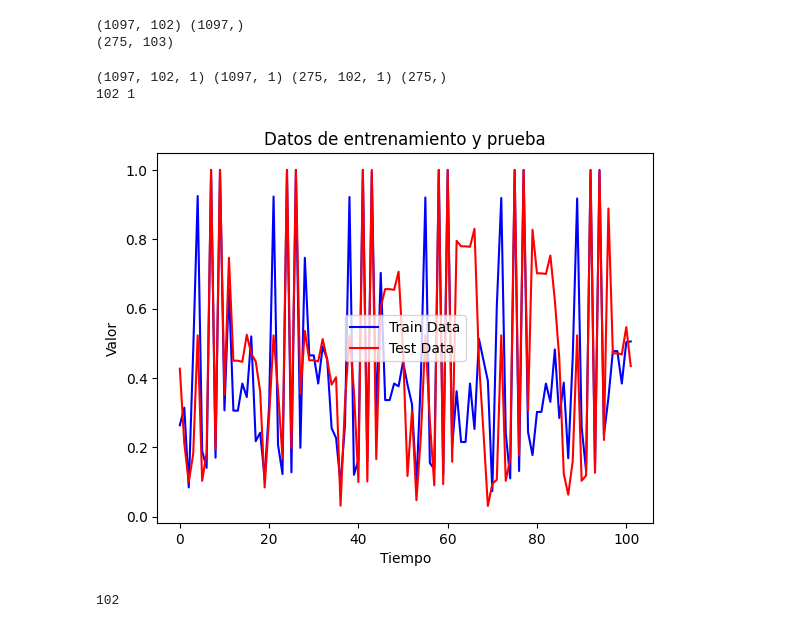
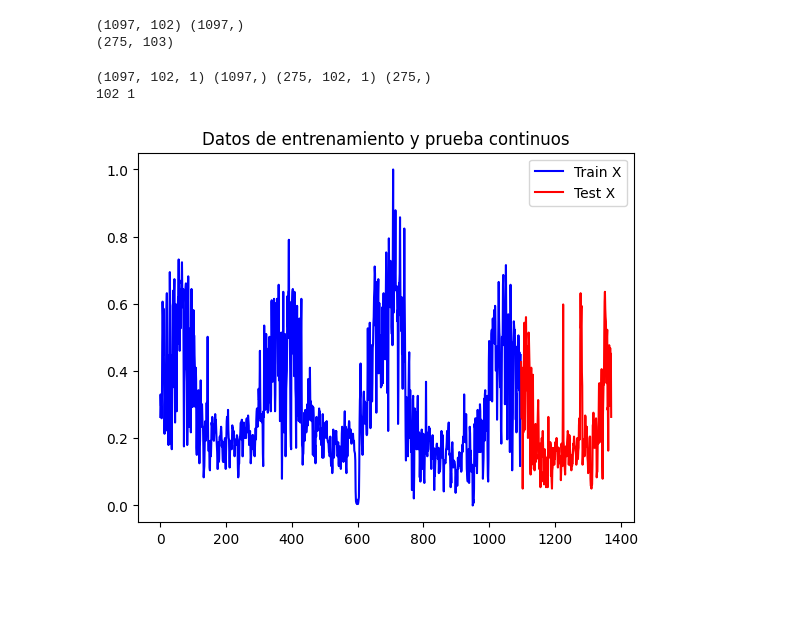
Before and after one commit to jnramirezm/Prediccion_ICA, a Jupyter notebook: Prediccion_ICA.ipynb, the cells around one changed output. Saved outputs shown, nothing was run; the diff lists cells and outputs as text; code cells hidden in the pictures; blank space fills up the shorter version.

```diff
--- a/Prediccion_ICA.ipynb
+++ b/Prediccion_ICA.ipynb
@@ -430,34 +431,20 @@ print(test.shape)
 # %%
 train_x = train_x.reshape((train_x.shape[0], train_x.shape[1], 1))
 test_x = test_x.reshape((test_x.shape[0], train_x.shape[1], 1))
 print(train_x.shape, train_y.shape, test_x.shape, test_y.shape)
 print(train_x.shape[1], train_x.shape[2])
 
-# Graficar train_x y test_x
-plt.figure()
-plt.plot(range(train_x.shape[1]), train_x[0, :, 0], 'b-', label='Train Data')
-plt.plot(range(test_x.shape[1]), test_x[0, :, 0], 'r-', label='Test Data')
-plt.xlabel('Tiempo')
-plt.ylabel('Valor')
-plt.title('Datos de entrenamiento y prueba')
+
+# Graficar datos de entrenamiento y prueba continuamente
+plt.plot(range(train_x.shape[0]), train_x[:, 0, 0], label='Train X', color='blue')
+plt.plot(range(train_x.shape[0], train_x.shape[0] + test_x.shape[0]), test_x[:, 0, 0], label='Test X', color='red')
+plt.title('Datos de entrenamiento y prueba continuos')
 plt.legend()
 plt.show()
 # %% [output]
-(1097, 102, 1) (1097, 1) (275, 102, 1) (275,)
+(1097, 102, 1) (1097,) (275, 102, 1) (275,)
 102 1
-[figure, old version]
+[figure, new version]
-# %%
-# create and fit the LSTM network
-from tensorflow.keras import optimizers
-batch_size = 1
-model = Sequential()
-print(train_x.shape[1])
-model.add(LSTM(10, batch_input_shape=(batch_size, 102, 1), return_sequences=False, stateful=True))
-model.add(Dense(1))
-adam = optimizers.Adam(learning_rate=0.009)
-model.compile(loss='mean_squared_error', optimizer=adam)
-# %% [output]
-102
 # %%
 model2 = Sequential()
 model2.add(LSTM(32, return_sequences=True,
```
Also changed, not shown: parts of 9 cells of this notebook.
